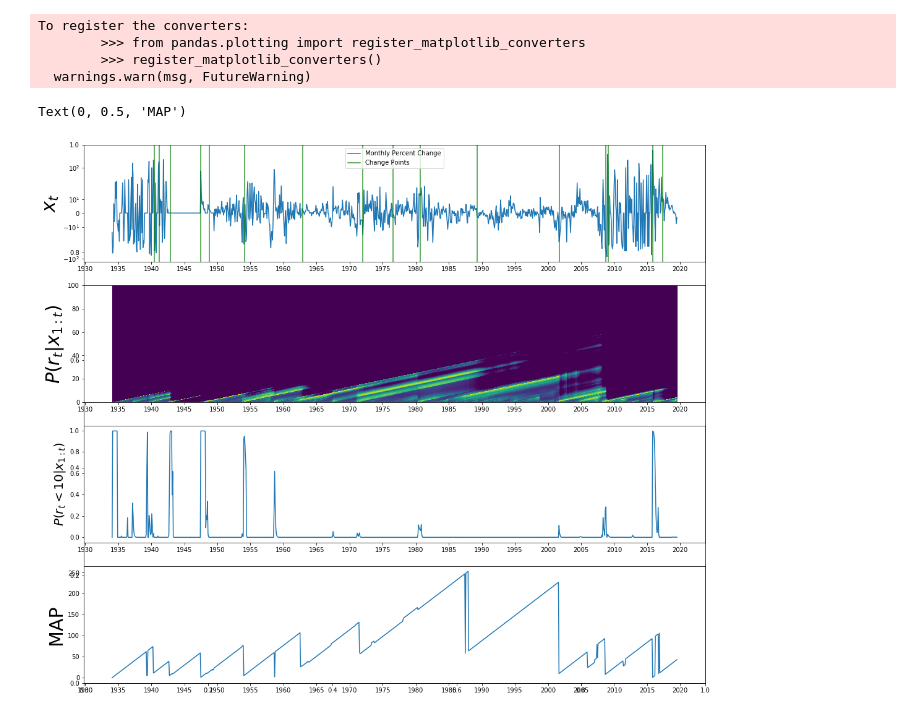
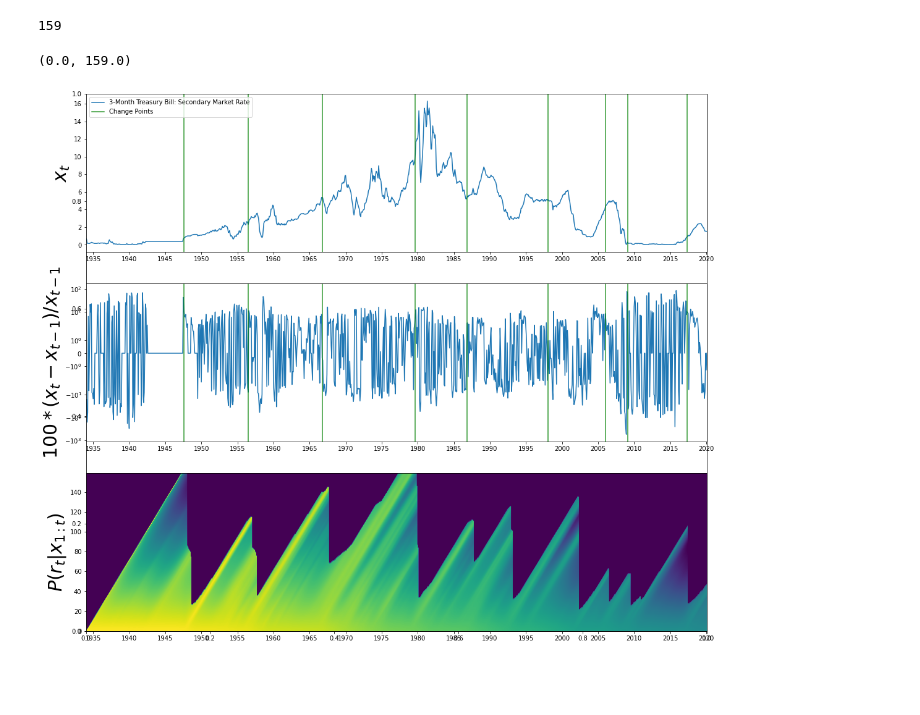
Before and after one commit to promised-ai/changepoint, a Jupyter notebook: examples/treasury_bill.ipynb, the cells around one changed output. Cells and saved outputs as stored; diff of their text form; code cells hidden in the pictures; blank space fills up the shorter version.

```diff
--- a/examples/treasury_bill.ipynb
+++ b/examples/treasury_bill.ipynb
@@ -7,46 +8,53 @@ import matplotlib.cm as cm
 import numpy as np
 import pandas as pd
 # %%
-data = pd.read_csv("./examples/TB3MS.csv", parse_dates=["DATE"])
-r = np.loadtxt("./treasury_bill_output_r.txt")
-change_points = np.loadtxt("./treasury_bill_output_change_points.txt").astype(np.uint)
+data = pd.read_csv("../resources/TB3MS.csv", parse_dates=["DATE"])
+r = np.loadtxt("../treasury_bill_output_r.txt")
+change_points = np.loadtxt("../treasury_bill_output_change_points.txt").astype(np.uint)
+# %%
+max_length = np.where(np.sum(np.exp(r), axis=0) < 1E-4)[0][0]
+max_length
+# %% [output]
+159
 # %%
 fig, ax = plt.subplots(figsize=[18, 16])
 
-ax = fig.add_subplot(4, 1, 1)
-ax.plot("DATE", "TB3MS_PCH", data=data, label="Monthly Percent Change")
+ax = fig.add_subplot(3, 1, 1)
+ax.plot("DATE", "TB3MS", data=data, label="3-Month Treasury Bill: Secondary Market Rate")
 ax.xaxis.set_major_locator(mdates.YearLocator(5))
 ax.xaxis.set_major_formatter(mdates.DateFormatter("%Y"))
 
-ax.set_yscale('symlog', linthreshy=20)
+#ax.set_yscale('symlog', linthreshy=20)
 ax.set_ylabel("$x_t$", fontsize=30)
 for change_point in change_points:
     line = ax.axvline(data.DATE.iloc[change_point], color="green", alpha=0.8)
 line.set_label("Change Points")
 ax.legend()
 
-ax = fig.add_subplot(4, 1, 2, sharex=ax)
+ax = fig.add_subplot(3, 1, 2, sharex=ax)
+pct_changes = np.diff(data["TB3MS"]) /data["TB3MS"].values[1:] * 100
+ax.set_yscale("symlog")
+ax.set_ylabel("$100*(x_t - x_{t-1}) / x_{t-1}$", fontsize=30)
+ax.plot(data["DATE"].values[1:], pct_changes, label="")
+ax.xaxis.set_major_locator(mdates.YearLocator(5))
+ax.xaxis.set_major_formatter(mdates.DateFormatter("%Y"))
+
+for change_point in change_points:
+    line = ax.axvline(data.DATE.iloc[change_point], color="green", alpha=0.8)
+
+ax = fig.add_subplot(3, 1, 3, sharex=ax)
 x_lims = mdates.date2num([data.DATE.min(), data.DATE.max()])
+rp = np.rot90(r, 1)
+rp[np.isinf(rp)] = np.min(rp[np.isfinite(rp)])
+
 ax.imshow(
-    -np.log(np.rot90(r + 1E-10, 1)),
-    cmap=cm.viridis_r,
-    extent = [x_lims[0], x_lims[1], 0, 100],
+    rp,
+    cmap=cm.viridis,
+    extent = [x_lims[0], x_lims[1], 0, r.shape[1]],
     aspect="auto",
 )
 ax.set_ylabel("$P(r_t|x_{1:t})$", fontsize=30)
-
-ax = fig.add_subplot(4, 1, 3, sharex=ax)
-w = 10
-ax.plot(list(map(mdates.date2num, data.DATE)), np.sum(r[:, 1:w], axis=1))
-ax.set_ylabel(f"$P(r_t < {w}|x_{{1:t}})$", fontsize=20)
-
-ax = fig.add_subplot(4, 1, 4, sharex=ax)
-ax.plot(list(map(mdates.date2num, data.DATE)), np.argmax(r, axis=1))
-ax.set_ylabel("MAP", fontsize=30)
+ax.set_ylim(0, max_length)
 # %% [output]
-To register the converters:
-        >>> from pandas.plotting import register_matplotlib_converters
-        >>> register_matplotlib_converters()
-  warnings.warn(msg, FutureWarning)
+(0.0, 159.0)
-Text(0, 0.5, 'MAP')
-[figure, old version]
+[figure, new version]
```
Also changed, not shown: parts of 2 cells of this notebook, 16 other files.
